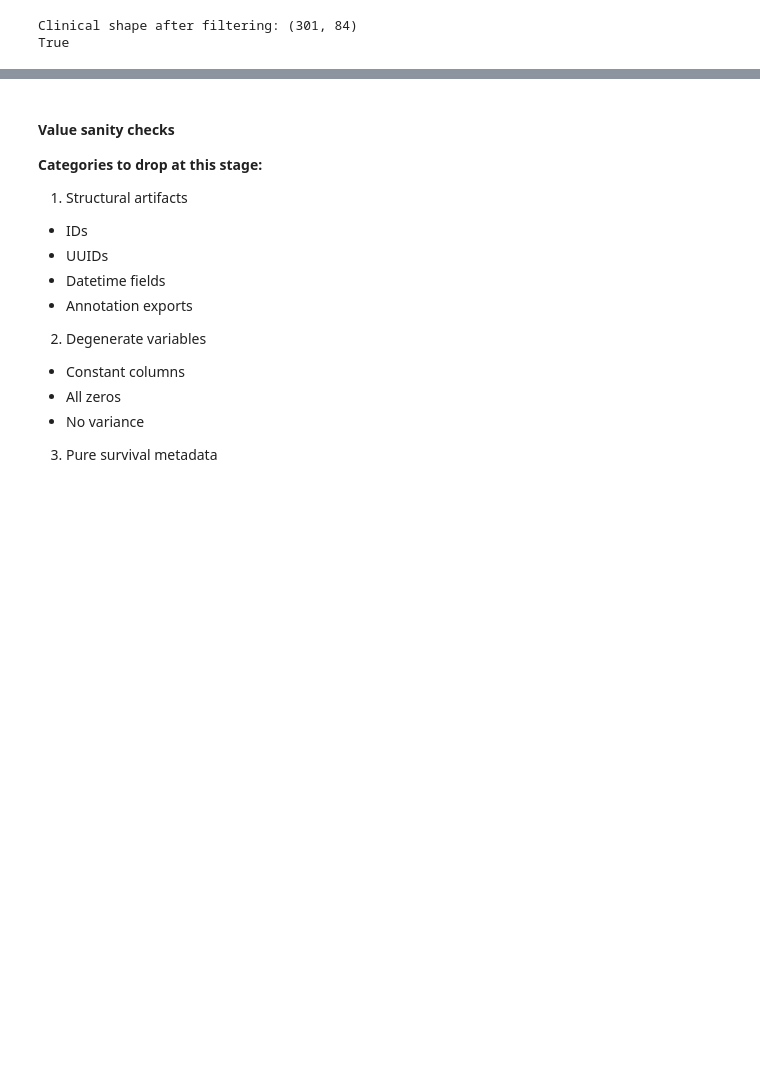
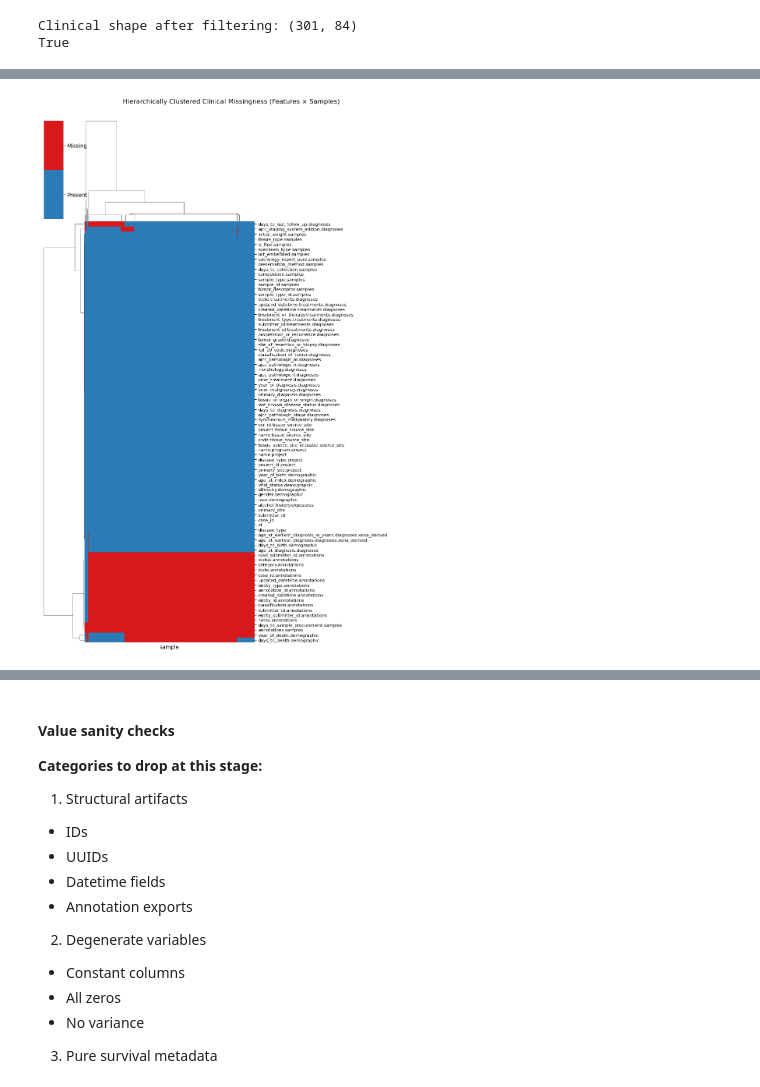
Before and after one commit to dpolioudakis/tcga-multimodal-survival, a Jupyter notebook: notebooks/01_data_prep.ipynb, the cells around one changed output, grey strips where cells are left out. Drawn from its saved outputs; the diff is of its cells as text; code cells hidden in the pictures; blank space fills up the shorter version.

```diff
--- a/notebooks/01_data_prep.ipynb
+++ b/notebooks/01_data_prep.ipynb
@@ -527,3 +626,36 @@ plt.show()
+# %%
+# Missingness profile heatmap
+
+# Transpose so rows = features, columns = samples
+M = clin_df.isna().astype(int).T
+
+binary_cmap = ListedColormap(["#2c7bb6", "#d7191c"])
+
+g = sns.clustermap(
+    M,
+    metric="hamming",
+    method="average",
+    cmap=binary_cmap,
+    vmin=0, vmax=1,
+    xticklabels=False,      # too many samples
+    yticklabels=True,       # show feature names
+    figsize=(10, 14)
+)
+
+# Improve feature label readability
+g.ax_heatmap.set_yticklabels(
+    g.ax_heatmap.get_yticklabels(),
+    fontsize=8
+)
+
+g.cax.set_yticks([0.25, 0.75])
+g.cax.set_yticklabels(["Present", "Missing"])
+g.cax.set_ylabel("")
+g.fig.suptitle("Hierarchically Clustered Clinical Missingness (Features × Samples)", y=1.02)
+
+plt.show()
+# %% [output]
+[figure, added]
 # %%
 # Drop high-missing columns
 missing_threshold = 0.30
```
Also changed, not shown: parts of 30 cells of this notebook, 2 other files.
